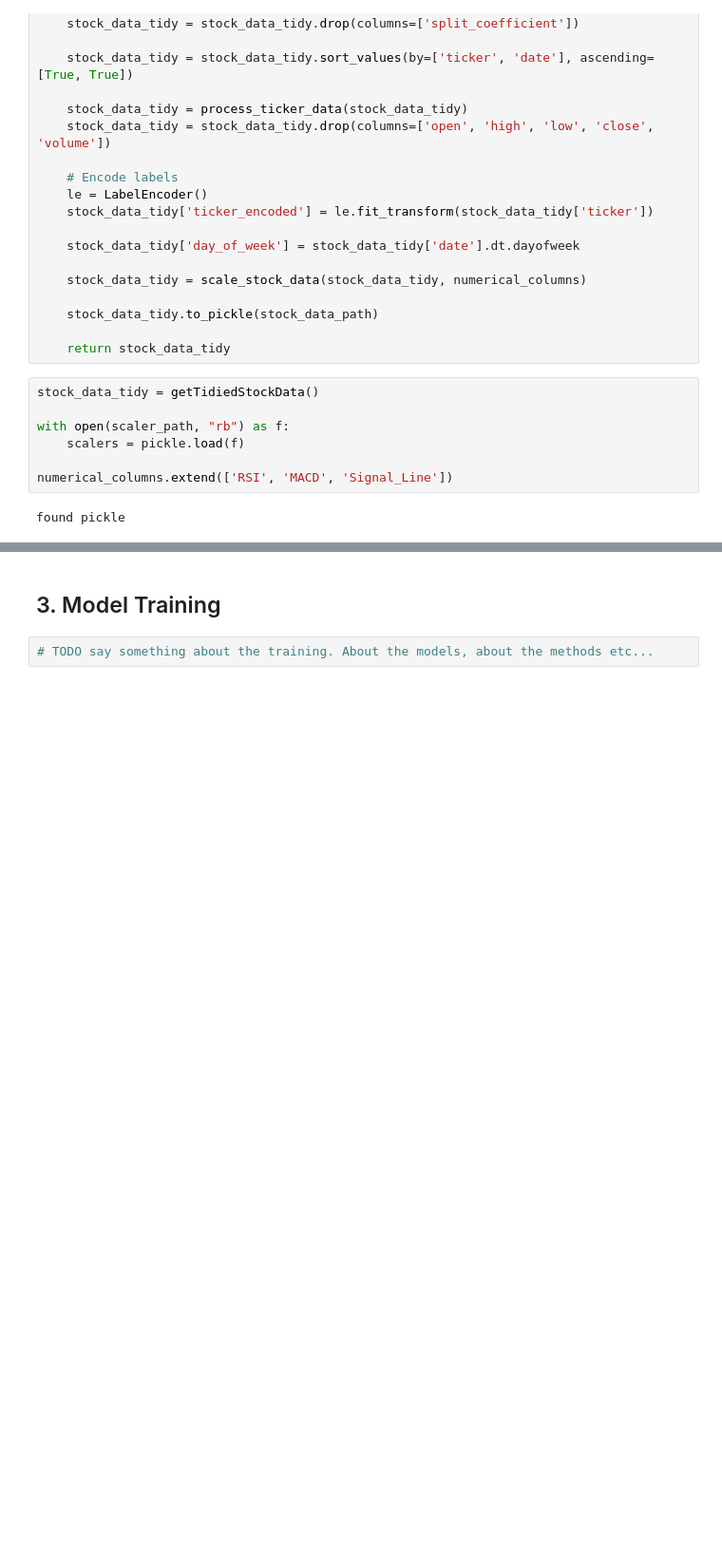
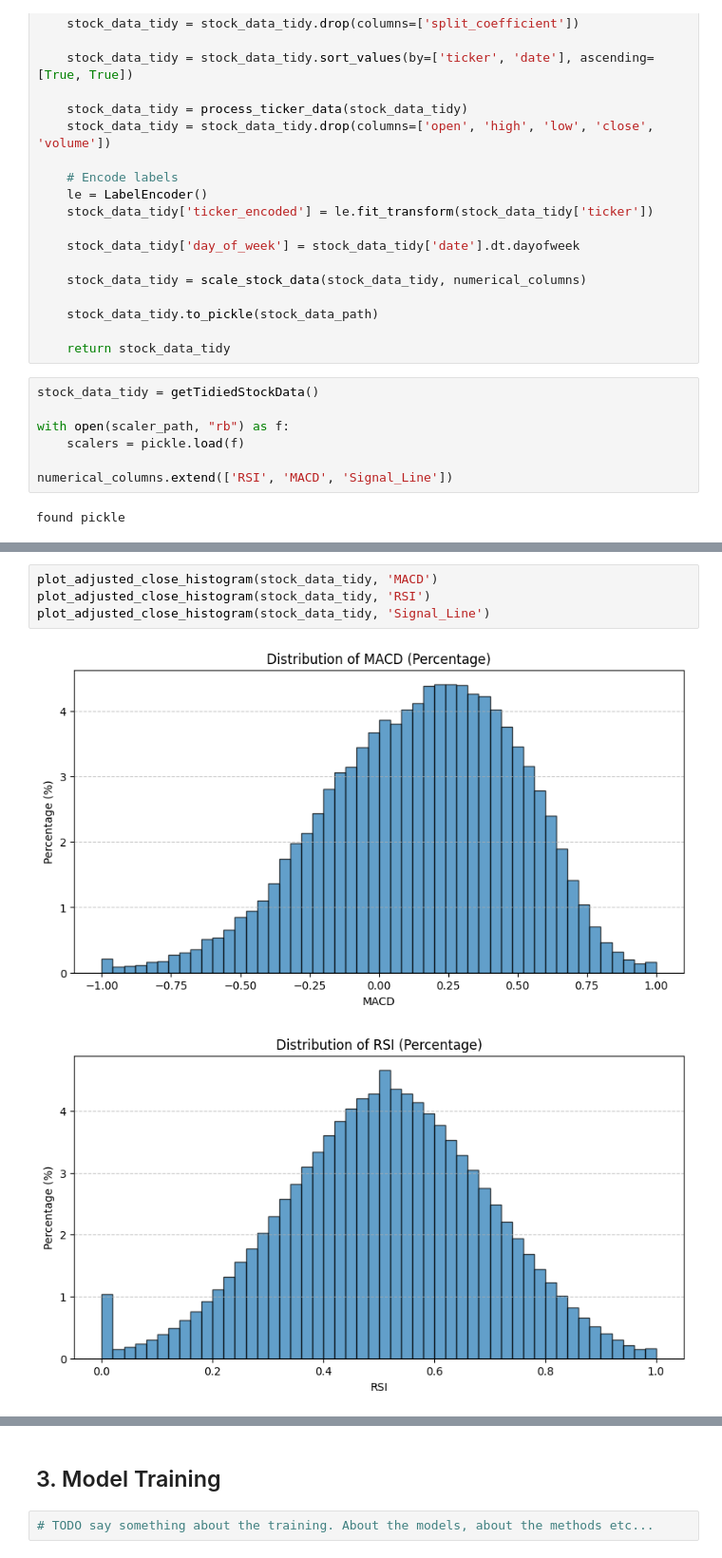
Before and after one commit to thunder913/Deep-Learning, a Jupyter notebook: stocks_deep_learning.ipynb, the cells around one changed output, grey strips where cells are left out. Shown at 95% size. Drawn from its saved outputs; the diff is of its cells as text; blank space fills up the shorter version.

```diff
--- a/stocks_deep_learning.ipynb
+++ b/stocks_deep_learning.ipynb
@@ -280,0 +319,7 @@ found pickle
+# %%
+plot_adjusted_close_histogram(stock_data_tidy, 'MACD')
+plot_adjusted_close_histogram(stock_data_tidy, 'RSI')
+plot_adjusted_close_histogram(stock_data_tidy, 'Signal_Line')
+# %% [output]
+[figure, added]
+[figure, added]
```
Also changed, not shown: parts of 22 cells of this notebook.
